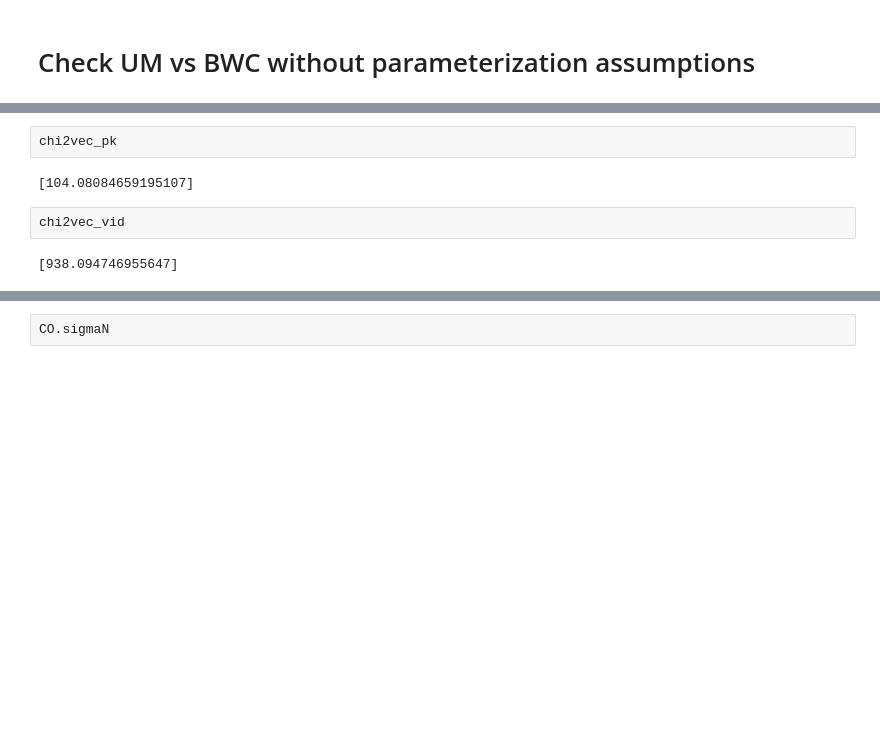
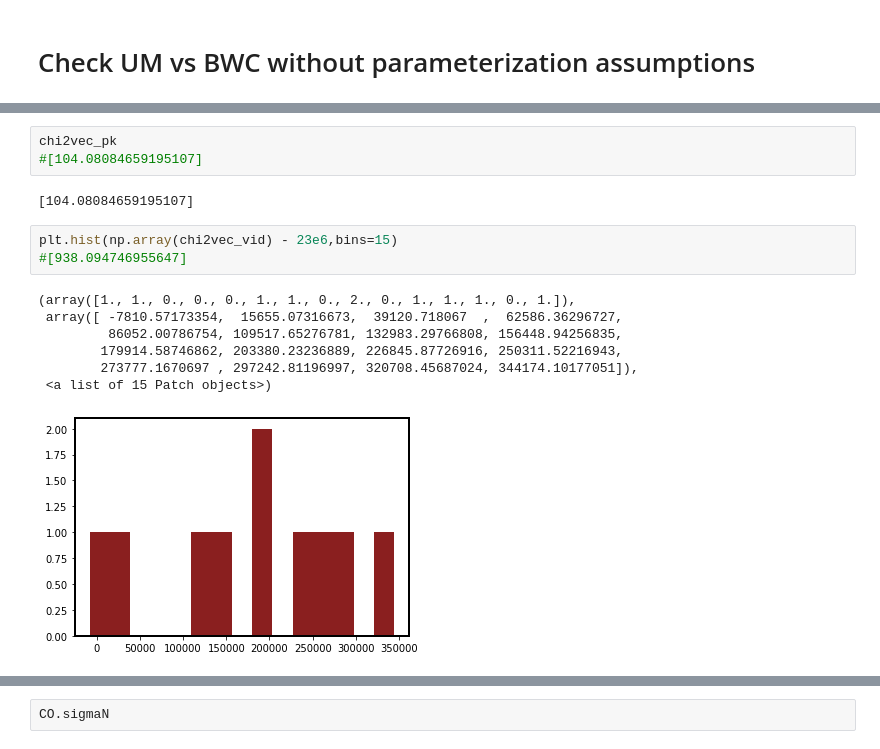
Before and after one commit to kokron/skyLine, a Jupyter notebook: notebooks/20211230-VarySlopePipeline.ipynb, the cells around one changed output, grey strips where cells are left out. Drawn from its saved outputs; the diff is of its cells as text; blank space fills up the shorter version.

```diff
--- a/notebooks/20211230-VarySlopePipeline.ipynb
+++ b/notebooks/20211230-VarySlopePipeline.ipynb
@@ -944,8 +960,16 @@ Note: redshifts have been re-sorted (earliest first)
 # %%
 chi2vec_pk
+#[104.08084659195107]
 # %% [output]
 [104.08084659195107]
-# %%
-chi2vec_vid
-# %% [output]
-[938.094746955647]
+# %%
+plt.hist(np.array(chi2vec_vid) - 23e6,bins=15)
+#[938.094746955647]
+# %% [output]
+(array([1., 1., 0., 0., 0., 1., 1., 0., 2., 0., 1., 1., 1., 0., 1.]),
+ array([ -7810.57173354,  15655.07316673,  39120.718067  ,  62586.36296727,
+         86052.00786754, 109517.65276781, 132983.29766808, 156448.94256835,
+        179914.58746862, 203380.23236889, 226845.87726916, 250311.52216943,
+        273777.1670697 , 297242.81196997, 320708.45687024, 344174.10177051]),
+ <a list of 15 Patch objects>)
+[figure, added]
```
Also changed, not shown: parts of 11 cells of this notebook.
